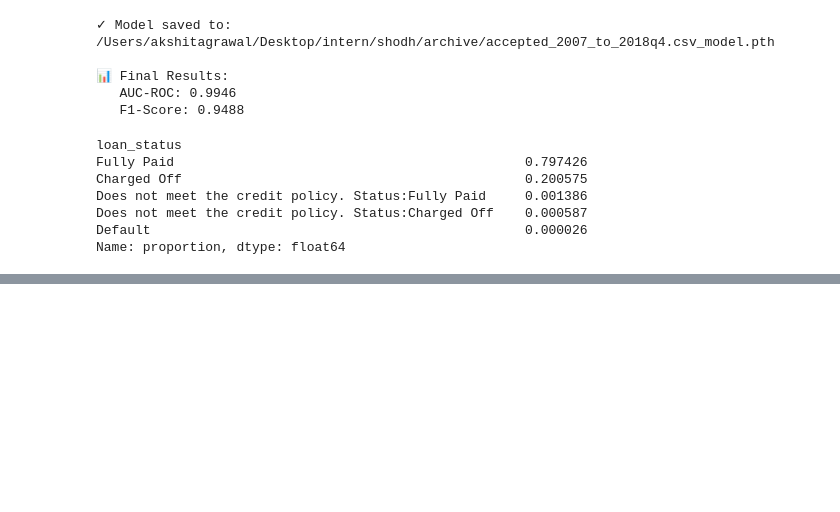
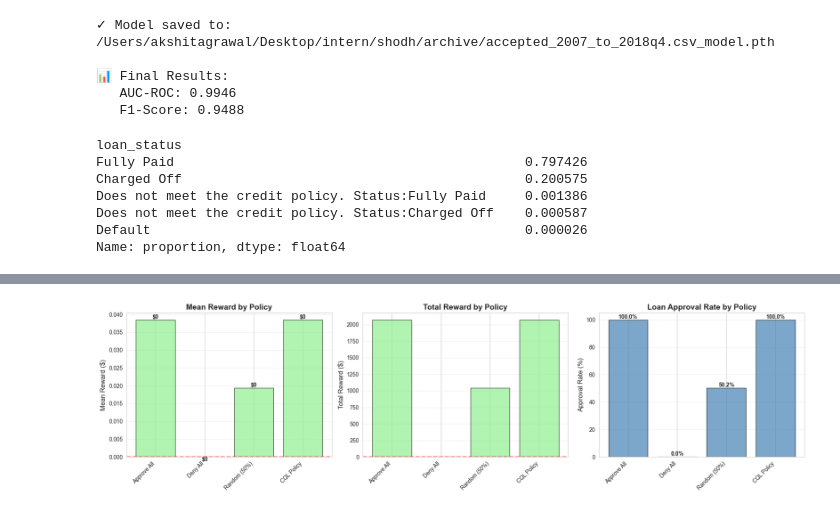
Before and after one commit to Akshit-999/Shodh_AI_Assignment, a Jupyter notebook: notebook.ipynb, the cells around one changed output, grey strips where cells are left out. Saved outputs shown, nothing was run; the diff lists cells and outputs as text; code cells hidden in the pictures; blank space fills up the shorter version.

```diff
--- a/notebook.ipynb
+++ b/notebook.ipynb
@@ -2013,0 +3055,54 @@ Name: proportion, dtype: float64
+# %%
+# %%
+# Visualize baseline comparison
+fig, axes = plt.subplots(1, 3, figsize=(18, 5))
+
+policies = list(baseline_results.keys())
+mean_rewards = [baseline_results[p]['mean_reward'] for p in policies]
+total_rewards = [baseline_results[p]['total_reward'] for p in policies]
+approval_rates = [baseline_results[p]['approval_rate'] for p in policies]
+
+# Mean rewards
+colors_bar = ['coral' if x < 0 else 'lightgreen' for x in mean_rewards]
+axes[0].bar(range(len(policies)), mean_rewards, color=colors_bar,
+           edgecolor='black', alpha=0.7)
+axes[0].set_xticks(range(len(policies)))
+axes[0].set_xticklabels(policies, rotation=45, ha='right')
+axes[0].axhline(0, color='red', linestyle='--', linewidth=2)
+axes[0].set_ylabel('Mean Reward ($)', fontsize=12)
+axes[0].set_title('Mean Reward by Policy', fontsize=14, fontweight='bold')
+axes[0].grid(axis='y', alpha=0.3)
+
+for i, reward in enumerate(mean_rewards):
+    axes[0].text(i, reward, f'${reward:,.0f}', ha='center',
+               va='bottom' if reward > 0 else 'top', fontsize=10, fontweight='bold')
+
+# Total rewards
+colors_bar = ['coral' if x < 0 else 'lightgreen' for x in total_rewards]
+axes[1].bar(range(len(policies)), total_rewards, color=colors_bar,
+           edgecolor='black', alpha=0.7)
+axes[1].set_xticks(range(len(policies)))
+axes[1].set_xticklabels(policies, rotation=45, ha='right')
+axes[1].axhline(0, color='red', linestyle='--', linewidth=2)
+axes[1].set_ylabel('Total Reward ($)', fontsize=12)
+axes[1].set_title('Total Reward by Policy', fontsize=14, fontweight='bold')
+axes[1].grid(axis='y', alpha=0.3)
+
+# Approval rates
+axes[2].bar(range(len(policies)), [r*100 for r in approval_rates],
+           color='steelblue', edgecolor='black', alpha=0.7)
+axes[2].set_xticks(range(len(policies)))
+axes[2].set_xticklabels(policies, rotation=45, ha='right')
+axes[2].set_ylabel('Approval Rate (%)', fontsize=12)
+axes[2].set_title('Loan Approval Rate by Policy', fontsize=14, fontweight='bold')
+axes[2].set_ylim([0, 105])
+axes[2].grid(axis='y', alpha=0.3)
+
+for i, rate in enumerate(approval_rates):
+    axes[2].text(i, rate*100, f'{rate:.1%}', ha='center', va='bottom',
+               fontsize=10, fontweight='bold')
+
+plt.tight_layout()
+plt.show()
+# %% [output]
+[figure, added]
```
Also changed, not shown: parts of 32 cells of this notebook.
